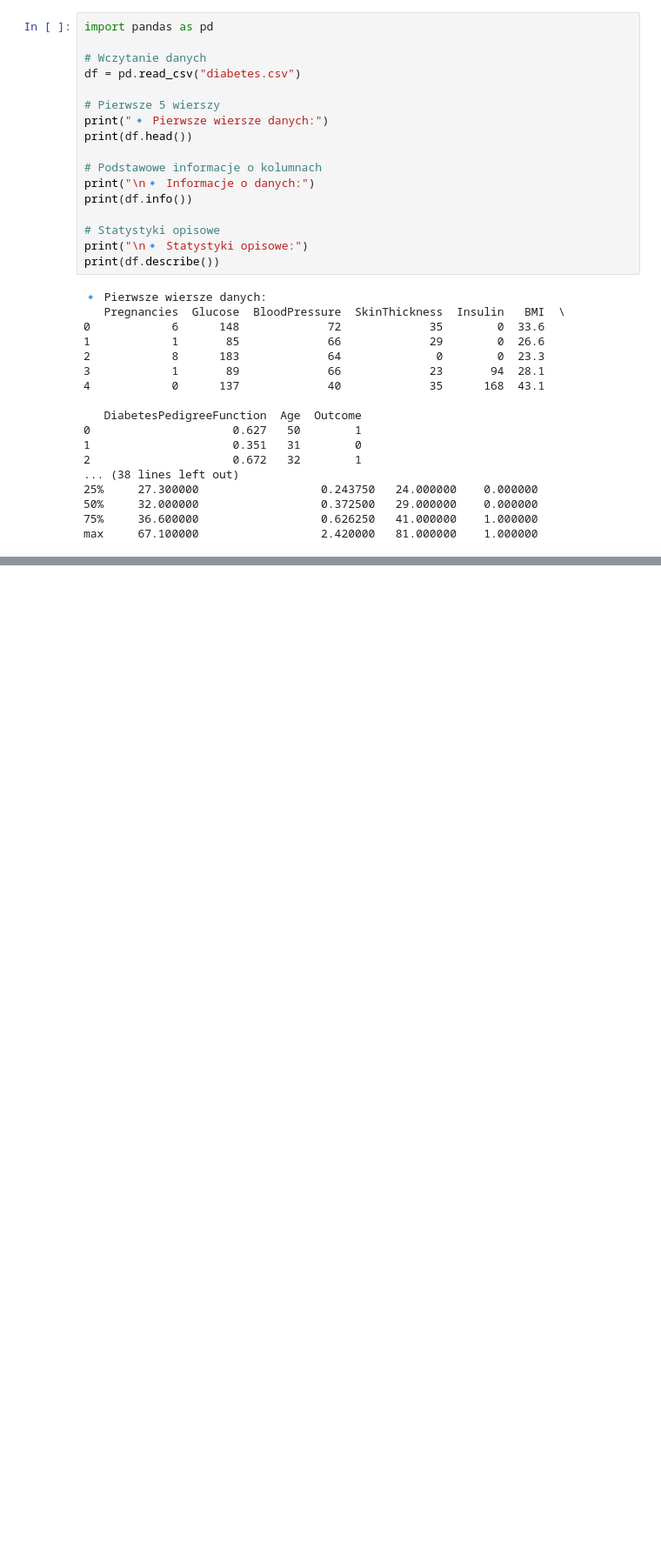
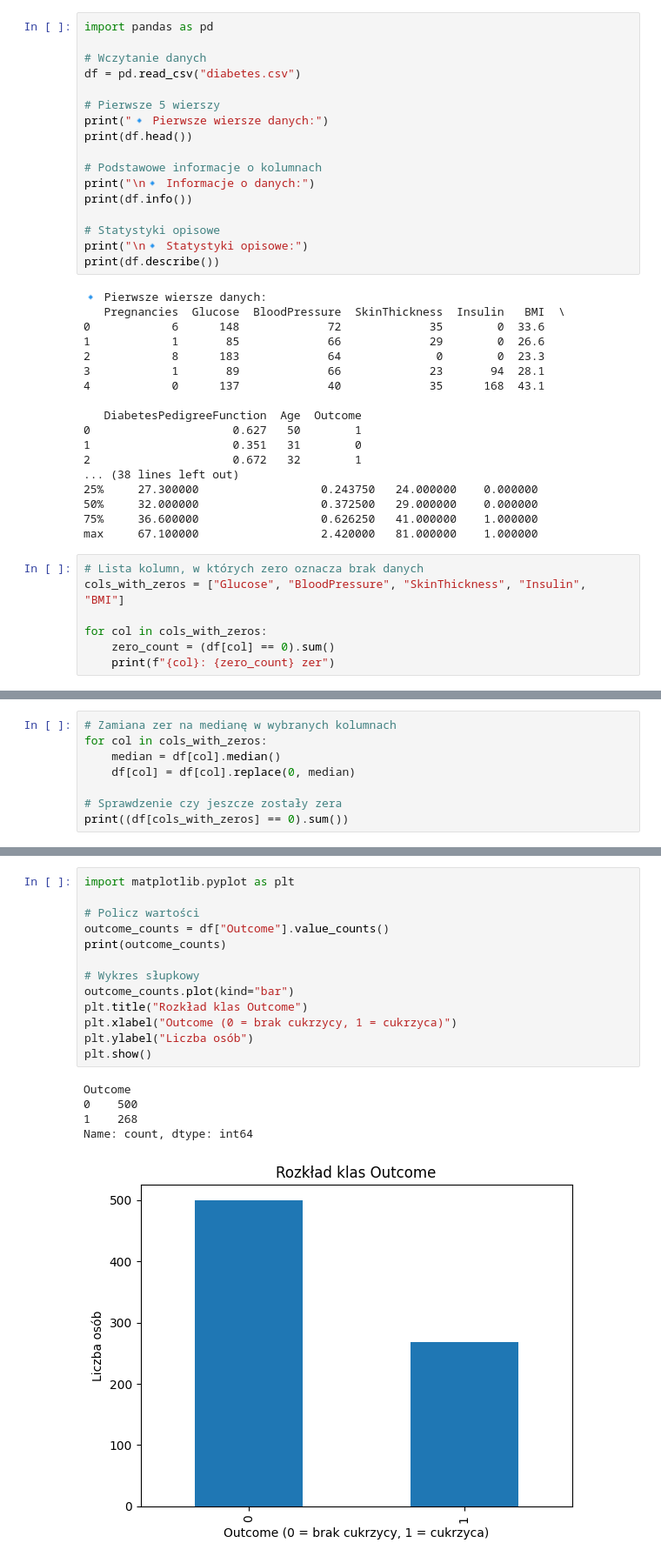
Before and after one commit to MarcinK420/DiabetesPredictor, a Jupyter notebook: ml/Eksploracja danych/first_look.ipynb, the cells around one changed output, grey strips where cells are left out. Shown at 87% size. Cells and saved outputs as stored; diff of their text form; blank space fills up the shorter version.

```diff
--- a/ml/Eksploracja danych/first_look.ipynb
+++ b/ml/Eksploracja danych/first_look.ipynb
@@ -33,3 +33,10 @@ print(df.describe())
 50%     32.000000                  0.372500   29.000000    0.000000
 75%     36.600000                  0.626250   41.000000    1.000000
 max     67.100000                  2.420000   81.000000    1.000000
+# %%
+# Lista kolumn, w których zero oznacza brak danych
+cols_with_zeros = ["Glucose", "BloodPressure", "SkinThickness", "Insulin", "BMI"]
+
+for col in cols_with_zeros:
+    zero_count = (df[col] == 0).sum()
+    print(f"{col}: {zero_count} zer")
@@ -35,0 +49,8 @@ max     67.100000                  2.420000   81.000000    1.000000
+# %%
+# Zamiana zer na medianę w wybranych kolumnach
+for col in cols_with_zeros:
+    median = df[col].median()
+    df[col] = df[col].replace(0, median)
+
+# Sprawdzenie czy jeszcze zostały zera
+print((df[cols_with_zeros] == 0).sum())
@@ -35,0 +64,19 @@ max     67.100000                  2.420000   81.000000    1.000000
+# %%
+import matplotlib.pyplot as plt
+
+# Policz wartości
+outcome_counts = df["Outcome"].value_counts()
+print(outcome_counts)
+
+# Wykres słupkowy
+outcome_counts.plot(kind="bar")
+plt.title("Rozkład klas Outcome")
+plt.xlabel("Outcome (0 = brak cukrzycy, 1 = cukrzyca)")
+plt.ylabel("Liczba osób")
+plt.show()
+# %% [output]
+Outcome
+0    500
+1    268
+Name: count, dtype: int64
+[figure, added]
```
Also changed, not shown: parts of 8 cells of this notebook, 3 other files.
